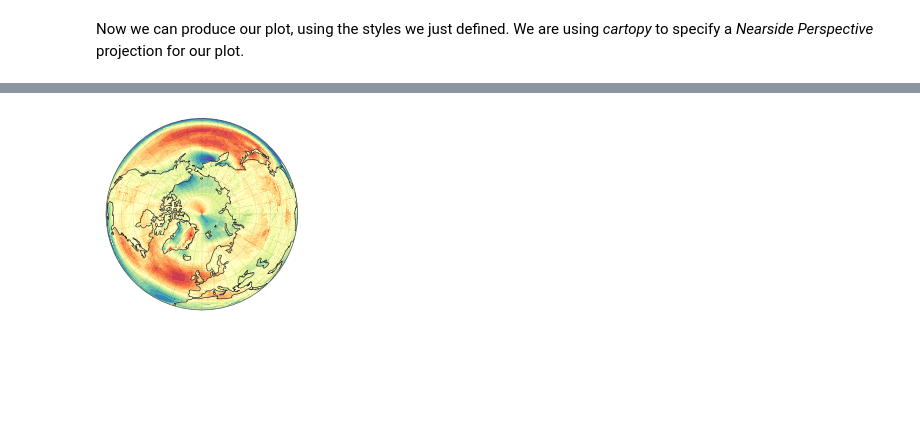
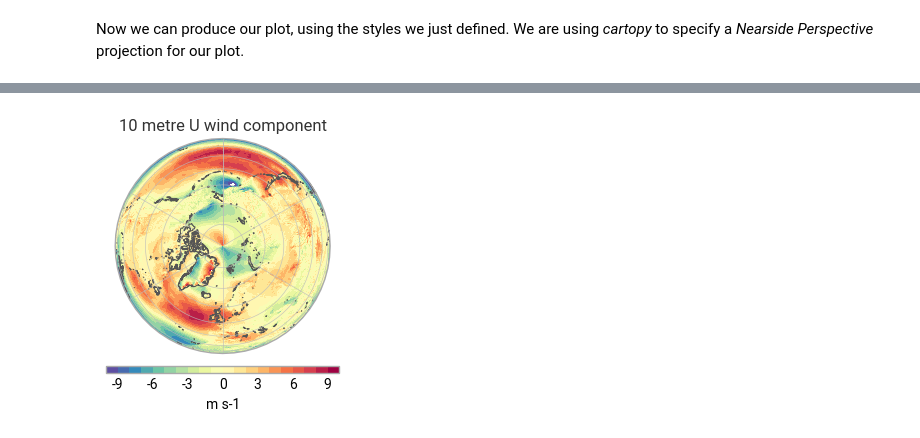
Before and after one commit to ecmwf-projects/dss-notebooks, a Jupyter notebook: datasets/reanalysis-era5-single-levels-monthly-means/demo.ipynb, the cells around one changed output, grey strips where cells are left out. Cells and saved outputs as stored; diff of their text form; code cells hidden in the pictures; blank space fills up the shorter version.

```diff
--- a/datasets/reanalysis-era5-single-levels-monthly-means/demo.ipynb
+++ b/datasets/reanalysis-era5-single-levels-monthly-means/demo.ipynb
@@ -36,7 +33,7 @@ This section will demonstrate how the overview image for this dataset was genera
 
 To start with, we need to define some *styles* for plotting our variables. For 2m temperature, we want a shaded contour style using the *turbo* colour palette from [matplotlib](https://matplotlib.org/stable/gallery/color/colormap_reference.html). Styles can also have *units* associated with them, so that any data plotted using that style will be converted to use the style's units.
 # %%
-style = earthkit.maps.styles.Contour(
+style = earthkit.plots.styles.Style(
     colors="Spectral_r",
     levels=range(-10, 11),
     units="m s-1",
@@ -83,20 +67,13 @@ chart.save("overview-detail.png")
 # %%
-earthkit.maps.schema.figsize = (2, 2)
-chart = earthkit.maps.Superplot(crs=crs)
+earthkit.plots.schema.figure.set(figsize = (3, 3))
+chart = earthkit.plots.Map(crs=crs)
 
 chart.pcolormesh(wind, style=style, transform_first=False)
 chart.coastlines()
-chart.gridlines(
-    draw_labels=False,
-    xlocs=range(-180, 180, 10),
-    ylocs=range(-90, 90, 10),
-    ylim=80,
-    linestyle=":",
-    alpha=0.5,
-    color="black",
-    linewidth=0.2,
-)
+chart.gridlines(draw_labels=False)
+chart.title("{variable_name}")
+chart.legend(label="m s-1")
 
 chart.save("overview.png")
 # %% [output]
-[figure, old version]
+[figure, new version]
```
Also changed, not shown: parts of 7 cells of this notebook, 2 other files.
